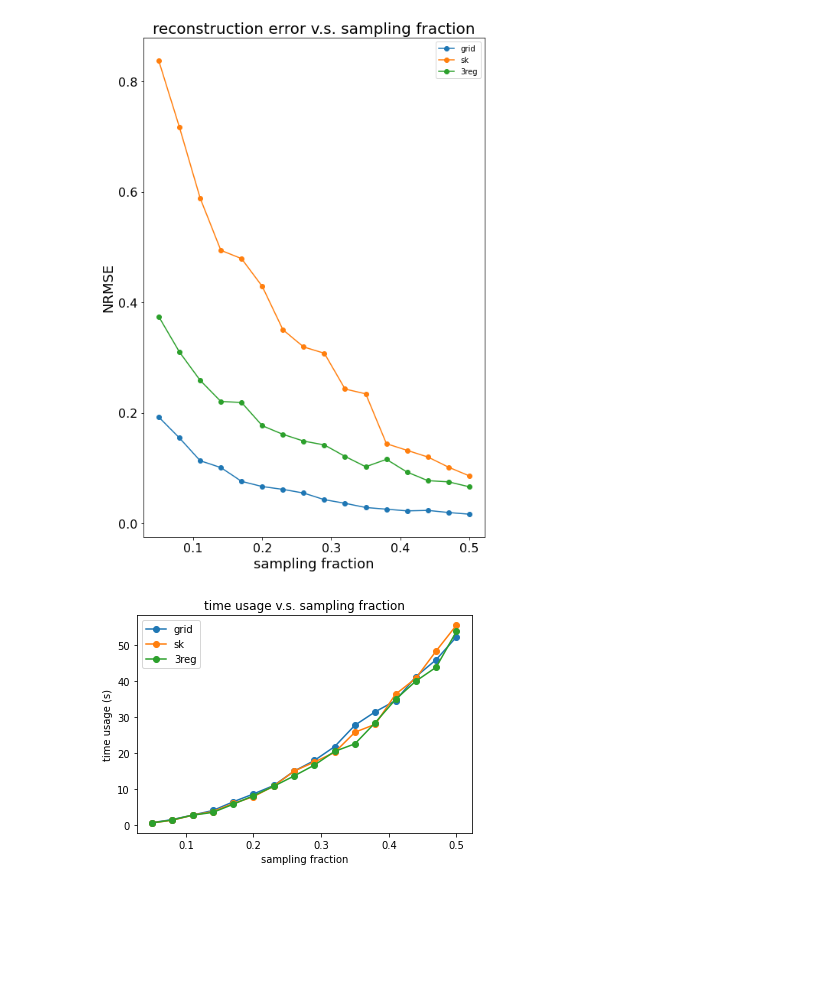
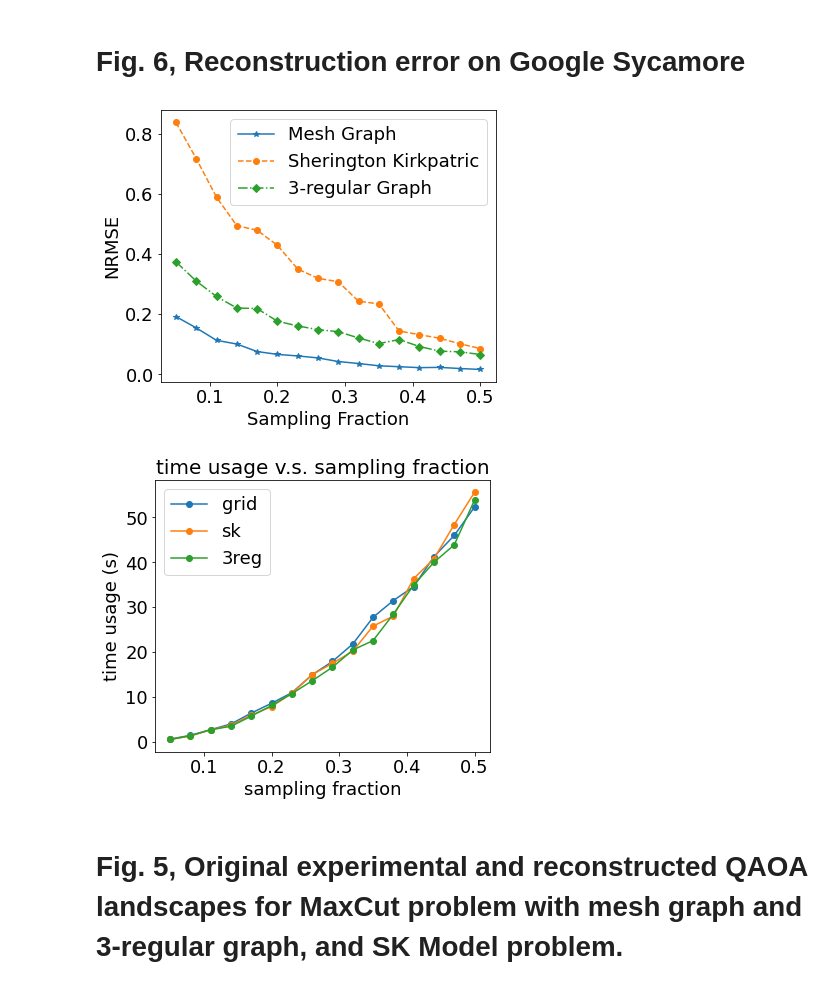
Before and after one commit to kunliu7/oscar, a Jupyter notebook: google_data/vis_google_data.ipynb, the cells around one changed output. Saved outputs shown, nothing was run; the diff lists cells and outputs as text; code cells hidden in the pictures; blank space fills up the shorter version.

```diff
--- a/google_data/vis_google_data.ipynb
+++ b/google_data/vis_google_data.ipynb
@@ -73,3 +12,5 @@ def cal_recon_error(x, x_recon, residual_type):
+# %% [markdown]
+# Fig. 6, Reconstruction error on Google Sycamore
 # %%
 
 def plot_recon_error_vs_sf(sfs, recon_path_dict):
@@ -80,6 +21,8 @@ def plot_recon_error_vs_sf(sfs, recon_path_dict):
     # origin = np.array(origin)
     # print
     data_types = ['grid', 'sk', '3reg']
+
+    formal_label = {'grid': "Mesh Graph", "sk": "Sherington Kirkpatric", "3reg": "3-regular Graph"}
     # sfs = np.arange(0.05, 0.3, 0.02)
 
     recon_es = {label: [] for label in data_types}
@@ -96,39 +39,50 @@ def plot_recon_error_vs_sf(sfs, recon_path_dict):
         residual_type = 'NRMSE'
 
         for i, sf in enumerate(sfs):
-
             recon_e = cal_recon_error(origin.reshape(-1), recons[i]['unmitis'].reshape(-1), residual_type)
 
 
             # print(recon_e)
             # for label, error in recon_e.items():
             #     # print(error)
             #     recon_es[label].append(error)
             recon_es[label].append(recon_e)
 
     fig, axs = plt.subplots()
+    cnt = 0
+    markers = ['*', 'o', 'D']
+    linestyles = ["-", "--", "-."]
     for label, errors in recon_es.items():
-        axs.plot(sfs, errors, marker='o', label=label)
+        plt.plot(sfs, errors, marker=markers[cnt], label=formal_label[label], ls=linestyles[cnt])
+        cnt += 1
     # for error in recon_es:
     # axs.plot(sfs, recon_es, marker='o', label="grid")
 
     axs.legend()
-    axs.set_xlabel('sampling fraction')
+    axs.set_xlabel('Sampling Fraction')
     axs.set_ylabel(f'{residual_type}')
-    axs.set_title(f'reconstruction error v.s. sampling fraction')
+    # axs.set_title(f'econstruction error v.s. sampling fraction')
     plt.savefig("../paper_figs/google_recon_error.pdf", dpi=1000, bbox_inches='tight')
     plt.show()
 
 # importlib_reload('QAOAKit.compressed_sensing')
 sfs = np.arange(0.05, 0.5, 0.03)
 recon_path_dict = {
     'grid': "2022-10-03_15:19:01/recons_grid.npz",
     "3reg": "2022-10-03_14:56:35/recons_3reg.npz",
     "sk": "2022-10-03_15:12:19/recons_sk.npz"
 }
+
+params = {'legend.fontsize': 18,
+          'figure.figsize': (6, 5),
+         'axes.labelsize': 18, #'x-large',
+         'axes.titlesize': 20, #'x-large',
+         'xtick.labelsize': 18,
+         'ytick.labelsize': 18}
+plt.rcParams.update(params)
 plot_recon_error_vs_sf(sfs, recon_path_dict)
 # %% [output]
-[figure, old version]
+[figure, new version]
 # %%
 
 # sk = [0.530087, 1.365803, 4.032805, 6.149849, 10.513856, 13.533538, 16.164777, 21.576201,
@@ -182,4 +136,4 @@ def plot_time_vs_sf(sfs, times_dict: dict):
 # importlib_reload('QAOAKit.compressed_sensing')
 plot_time_vs_sf(sfs, times_dict)
 # %% [output]
-[figure, old version]
+[figure, new version]
@@ -204,3 +140,5 @@ plot_time_vs_sf(sfs, times_dict)
+# %% [markdown]
+# Fig. 5, Original experimental and reconstructed QAOA landscapes for MaxCut problem with mesh graph and 3-regular graph, and SK Model problem.
 # %%
 def _vis_p1_recon_google_data(
         origin_dict,
```
Also changed, not shown: parts of 8 cells of this notebook.
